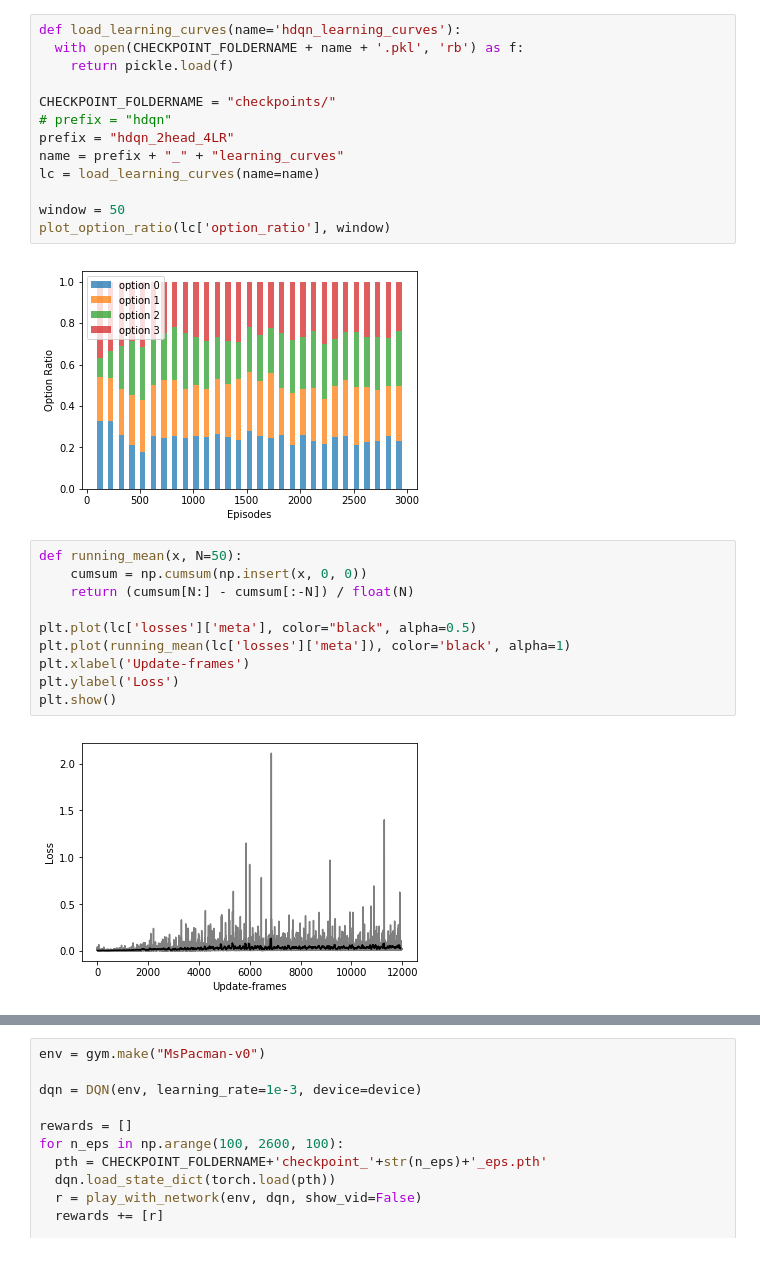
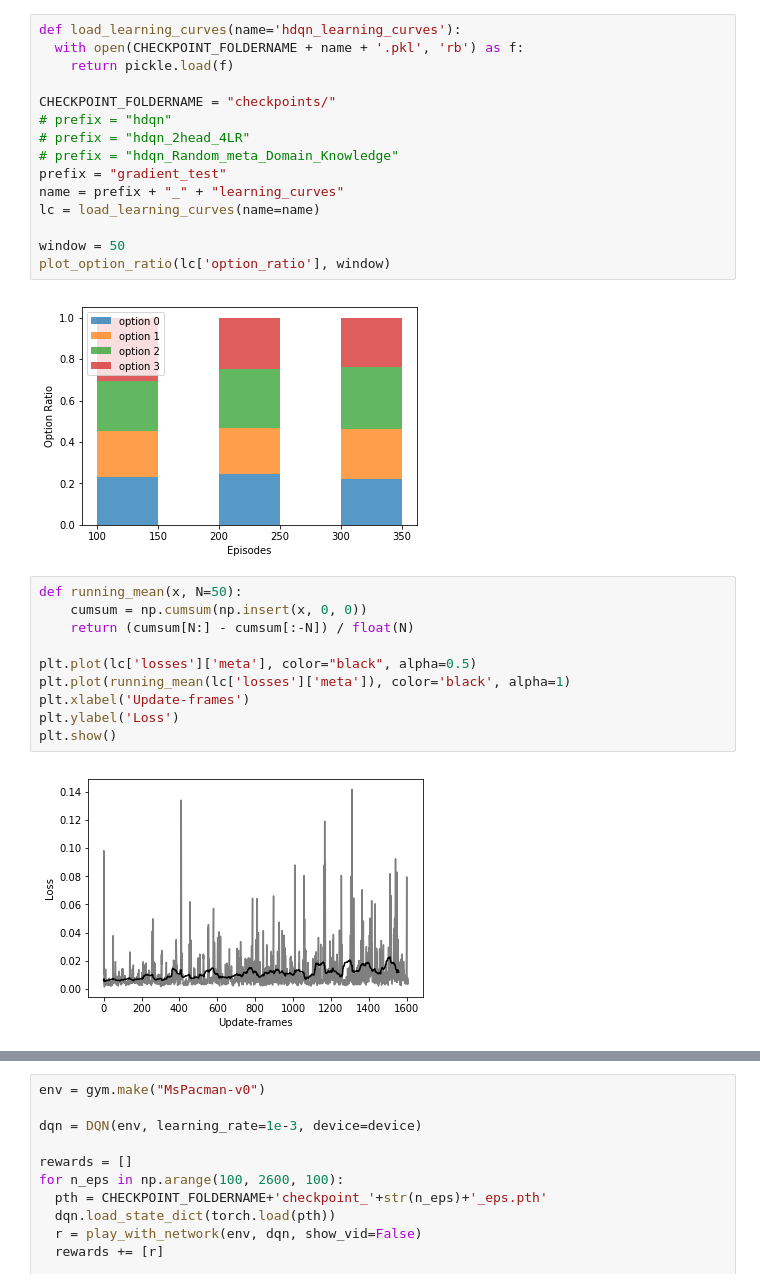
Before and after one commit to weekend37/HDQN, a Jupyter notebook: HDQN_Pacman_Visualization.ipynb, the cells around one changed output, grey strips where cells are left out. Cells and saved outputs as stored; diff of their text form.

```diff
--- a/HDQN_Pacman_Visualization.ipynb
+++ b/HDQN_Pacman_Visualization.ipynb
@@ -47,18 +49,20 @@ Running on cpu
 # %%
 def load_learning_curves(name='hdqn_learning_curves'):
   with open(CHECKPOINT_FOLDERNAME + name + '.pkl', 'rb') as f:
     return pickle.load(f)
 
 CHECKPOINT_FOLDERNAME = "checkpoints/"
 # prefix = "hdqn"
-prefix = "hdqn_2head_4LR"
+# prefix = "hdqn_2head_4LR"
+# prefix = "hdqn_Random_meta_Domain_Knowledge"
+prefix = "gradient_test"
 name = prefix + "_" + "learning_curves"
 lc = load_learning_curves(name=name)
 
 window = 50
 plot_option_ratio(lc['option_ratio'], window)
 # %% [output]
-[figure, old version]
+[figure, new version]
 # %%
 def running_mean(x, N=50):
     cumsum = np.cumsum(np.insert(x, 0, 0))
@@ -70,7 +74,7 @@ plt.xlabel('Update-frames')
 plt.ylabel('Loss')
 plt.show()
 # %% [output]
-[figure, old version]
+[figure, new version]
 # %%
 max_y = max(np.concatenate([lc['losses'][i] for i in range(4)]))
 fig, axs = plt.subplots(2, 2)
```
Also changed, not shown: parts of 4 cells of this notebook, 3 other files.
